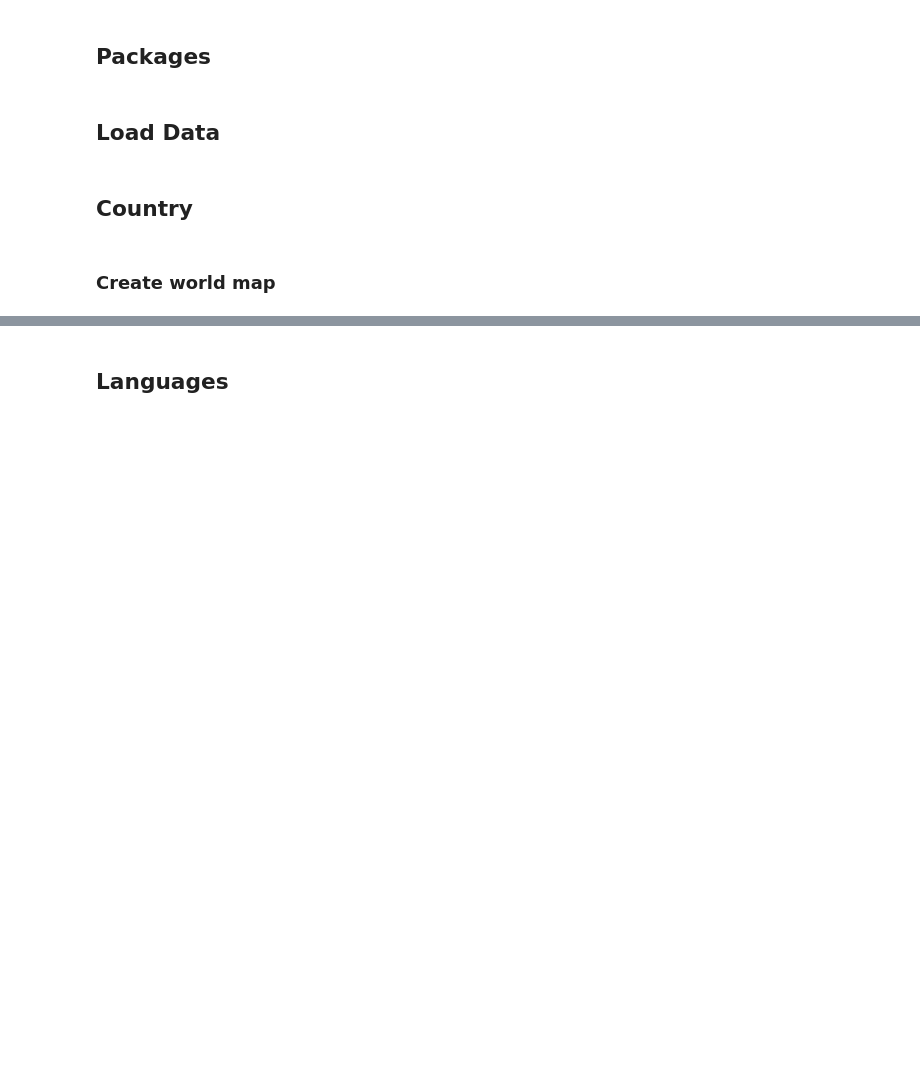
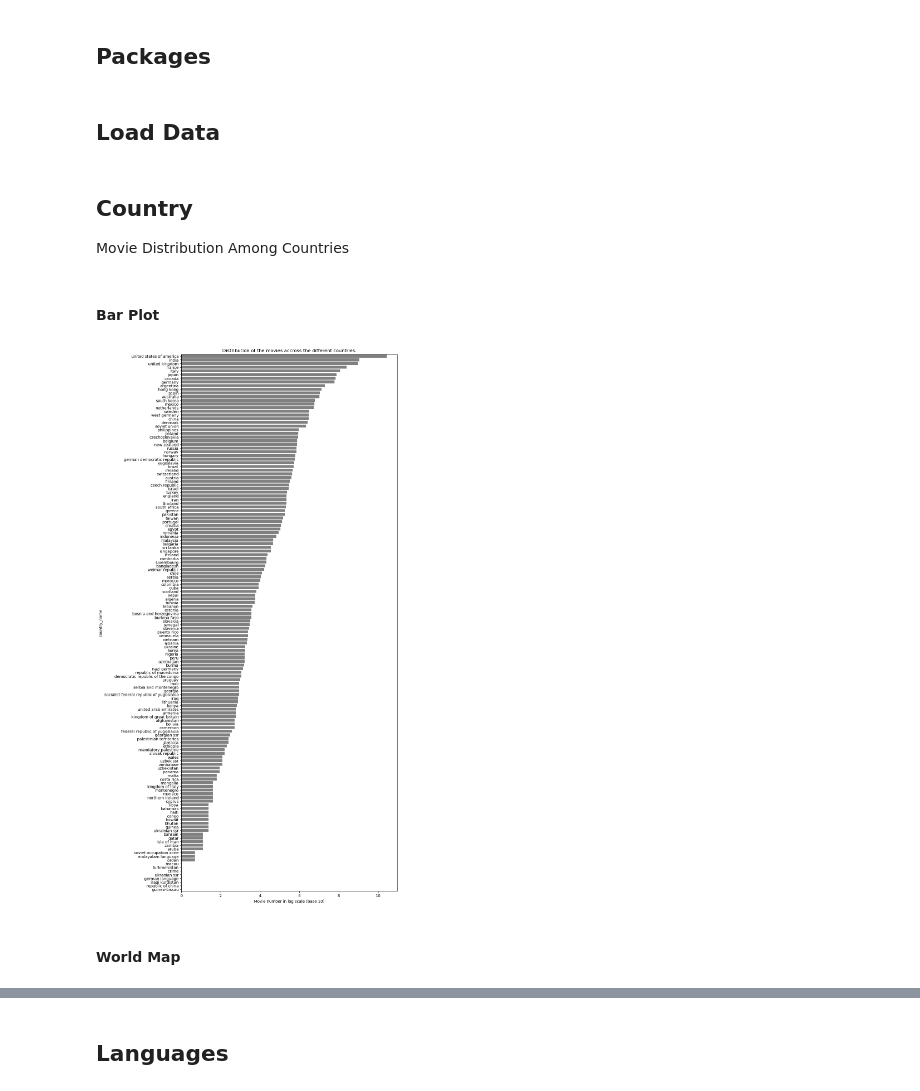
Before and after one commit to epfl-ada/ada-2022-project-zozoz, a Jupyter notebook: src/eda/data_inspection.ipynb, the cells around one changed output, grey strips where cells are left out. Saved outputs shown, nothing was run; the diff lists cells and outputs as text; code cells hidden in the pictures; blank space fills up the shorter version.

```diff
--- a/src/eda/data_inspection.ipynb
+++ b/src/eda/data_inspection.ipynb
@@ -27,3 +27,7 @@ appears_in_df = pd.read_pickle("../../data/generated/appears_in_df.pkl")
 wikipedia_imdb_mapping_table = pd.read_pickle("../../data/generated/wikipedia_imdb_mapping_df.pkl")
 # %% [markdown]
 ## Country
+
+Movie Distribution Among Countries
+# %% [markdown]
+#### Bar Plot
@@ -30,2 +38,10 @@ wikipedia_imdb_mapping_table = pd.read_pickle("../../data/generated/wikipedia_im
+# %%
+fig, ax = plt.subplots(1,figsize=(10,25))
+ax.set_title("Distribution of the movies accross the different countries.")
+sns.barplot(x=country_log_count_df.movie_count,y=country_log_count_df.index,
+            orient="h",ax=ax, color="grey")#,palette=sns.color_palette("rocket",n_colors=len(a.index)));
+ax.set_xlabel("Movie number in log scale (base 10)");
+# %% [output]
+[figure, added]
 # %% [markdown]
-### Create world map
+#### World Map
```
Also changed, not shown: parts of 14 cells of this notebook.
